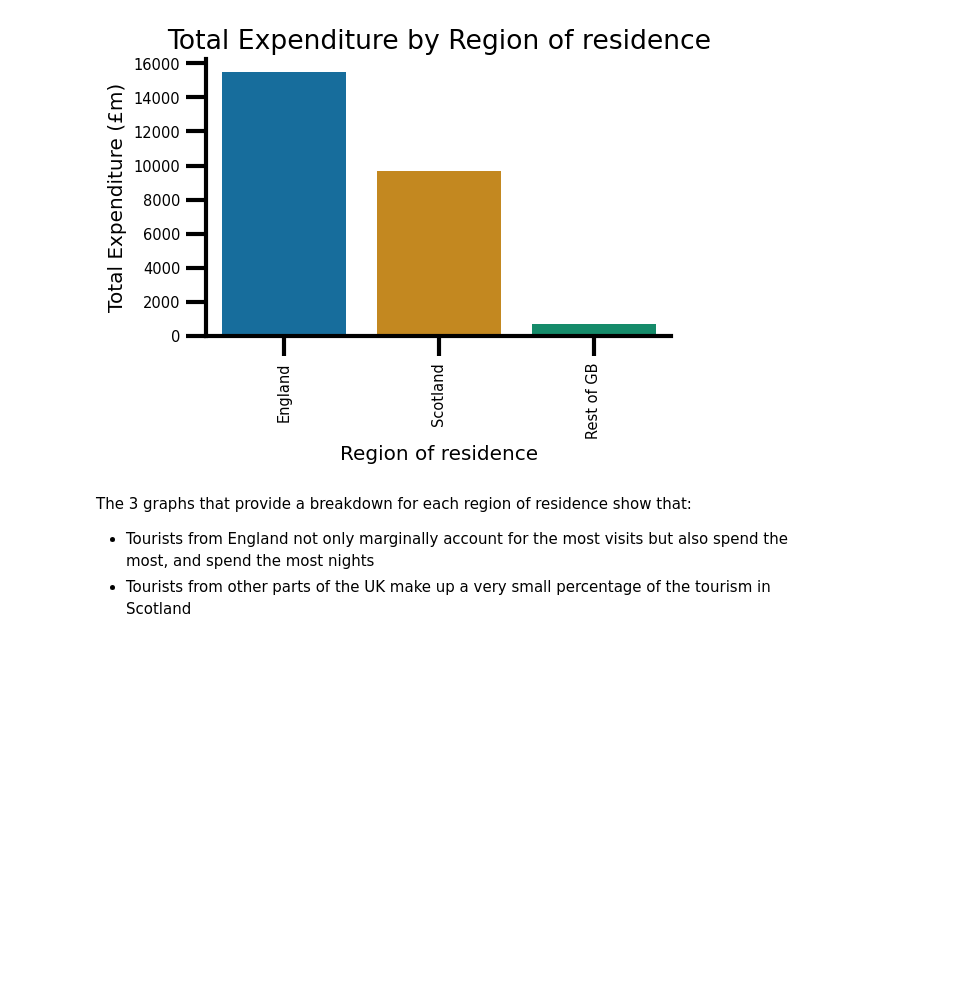
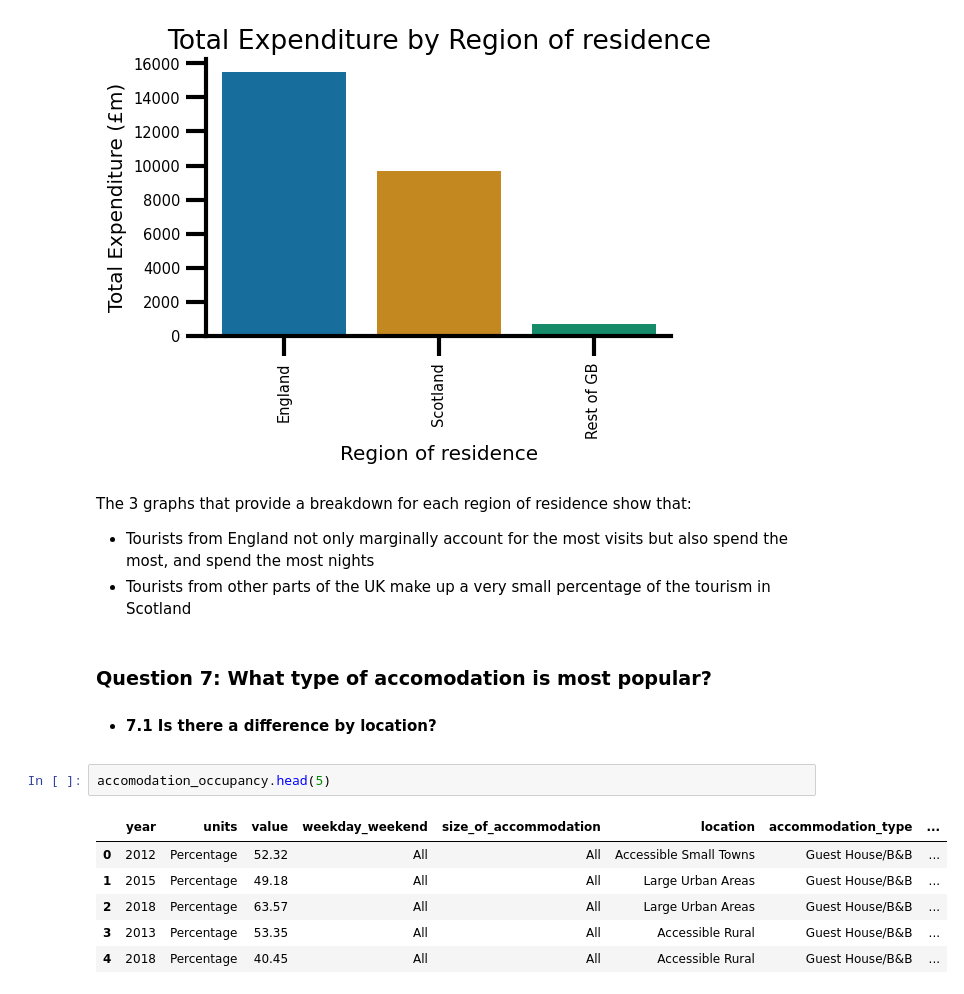
Before and after one commit to mjmarr/visit_scotland_final_project, a Jupyter notebook: Analysis.ipynb, the cells around one changed output. Cells and saved outputs as stored; diff of their text form; blank space fills up the shorter version.

```diff
--- a/Analysis.ipynb
+++ b/Analysis.ipynb
@@ -795,3 +795,15 @@ plt.xticks(rotation = 90);
 The 3 graphs that provide a breakdown for each region of residence show that:
 - Tourists from England not only marginally account for the most visits but also spend the most, and spend the most nights
 - Tourists from other parts of the UK make up a very small percentage of the tourism in Scotland
+# %% [markdown]
+### Question 7: What type of accomodation is most popular?
+- #### 7.1 Is there a difference by location?
+# %%
+accomodation_occupancy.head(5)
+# %% [output]
+|  | year | units | value | weekday_weekend | size_of_accommodation | location | accommodation_type | ... |
+| 0 | 2012 | Percentage | 52.32 | All | All | Accessible Small Towns | Guest House/B&B | ... |
+| 1 | 2015 | Percentage | 49.18 | All | All | Large Urban Areas | Guest House/B&B | ... |
+| 2 | 2018 | Percentage | 63.57 | All | All | Large Urban Areas | Guest House/B&B | ... |
+| 3 | 2013 | Percentage | 53.35 | All | All | Accessible Rural | Guest House/B&B | ... |
+| 4 | 2018 | Percentage | 40.45 | All | All | Accessible Rural | Guest House/B&B | ... |
```
Also changed, not shown: parts of 7 cells of this notebook.
